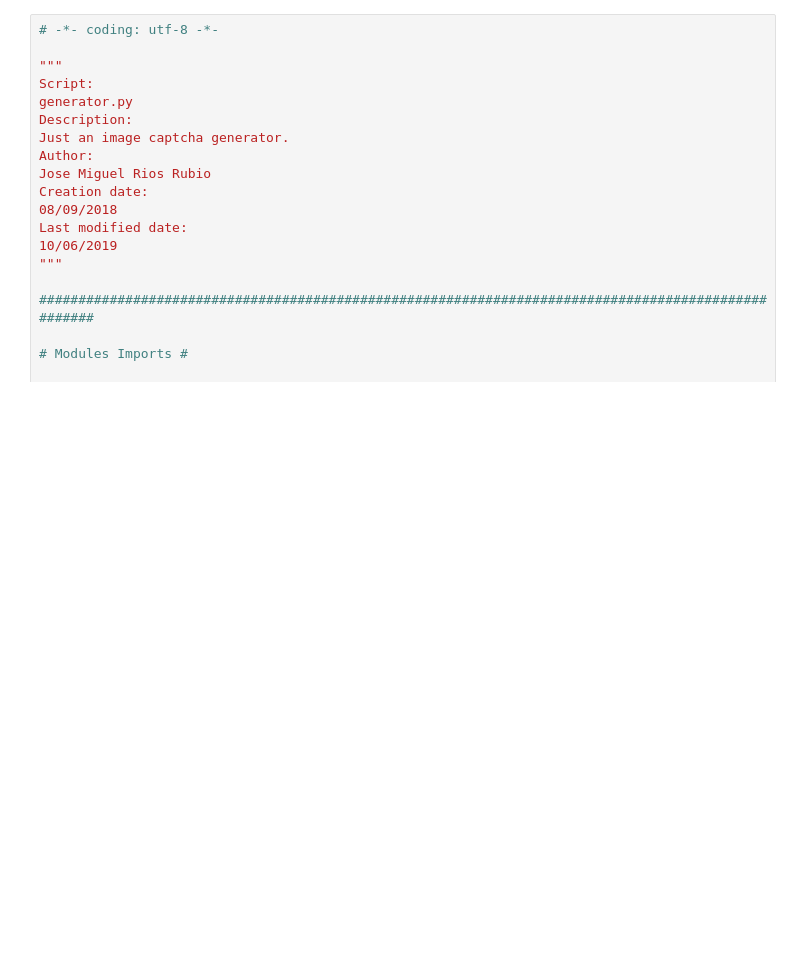
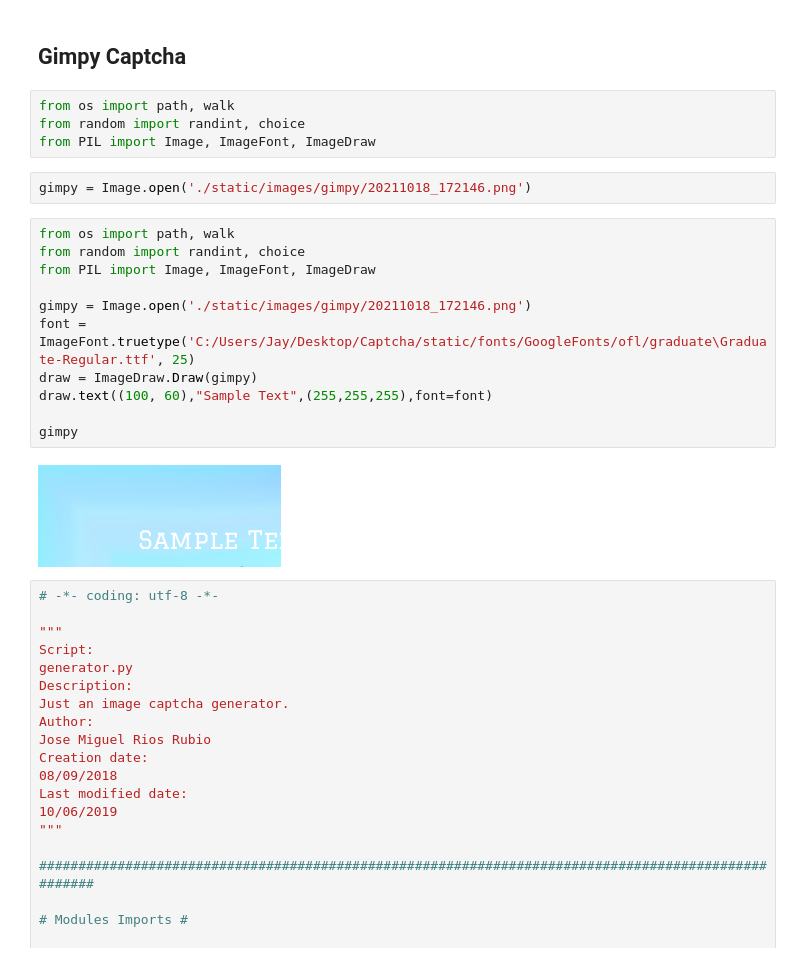
Before and after one commit to tjdwoocn/Captcha, a Jupyter notebook: captcha_img.ipynb, the cells around one changed output. Cells and saved outputs as stored; diff of their text form; blank space fills up the shorter version.

```diff
--- a/captcha_img.ipynb
+++ b/captcha_img.ipynb
@@ -1,3 +1,24 @@
+# %% [markdown]
+## Gimpy Captcha
+# %%
+from os import path, walk
+from random import randint, choice
+from PIL import Image, ImageFont, ImageDraw
+# %%
+gimpy = Image.open('./static/images/gimpy/20211018_172146.png')
+# %%
+from os import path, walk
+from random import randint, choice
+from PIL import Image, ImageFont, ImageDraw
+
+gimpy = Image.open('./static/images/gimpy/20211018_172146.png')
+font = ImageFont.truetype('C:/Users/Jay/Desktop/Captcha/static/fonts/GoogleFonts/ofl/graduate\Graduate-Regular.ttf', 25)
+draw = ImageDraw.Draw(gimpy)
+draw.text((100, 60),"Sample Text",(255,255,255),font=font)
+
+gimpy
+# %% [output]
+[figure, added]
 # %%
 # -*- coding: utf-8 -*-
 
```
Also changed, not shown: 9 other files.
